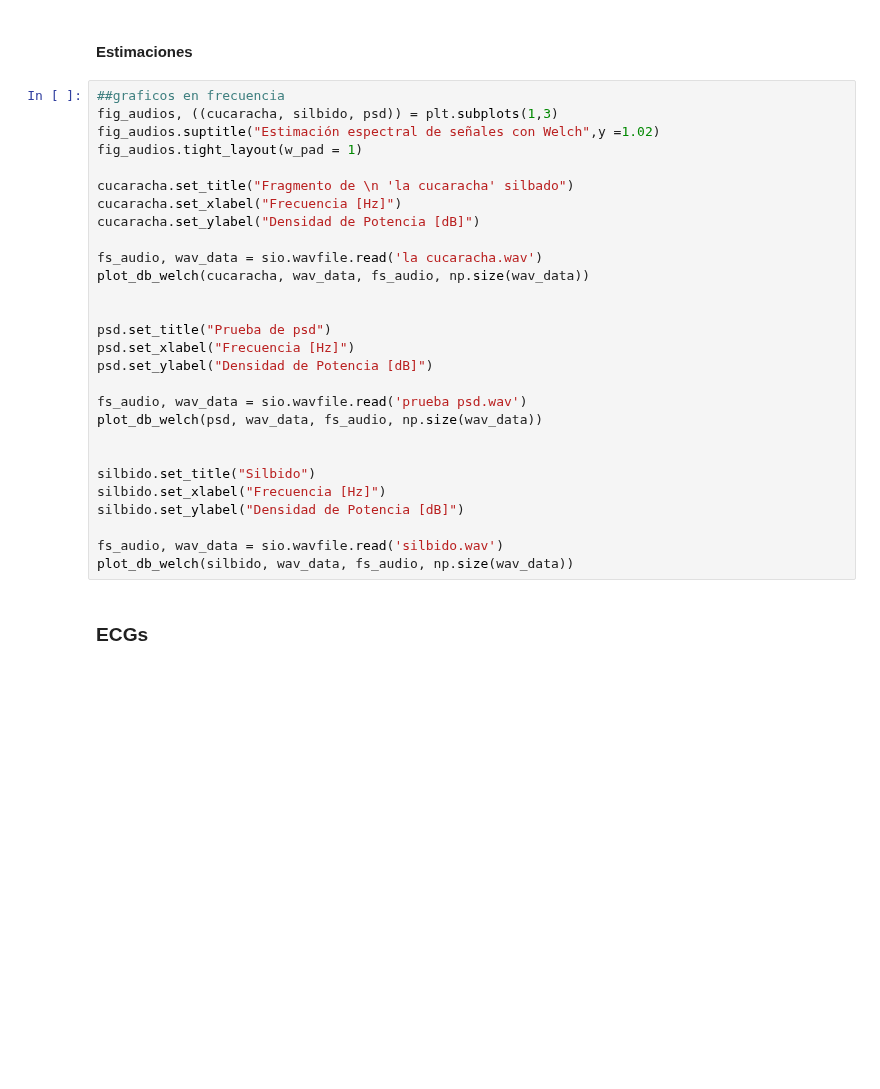
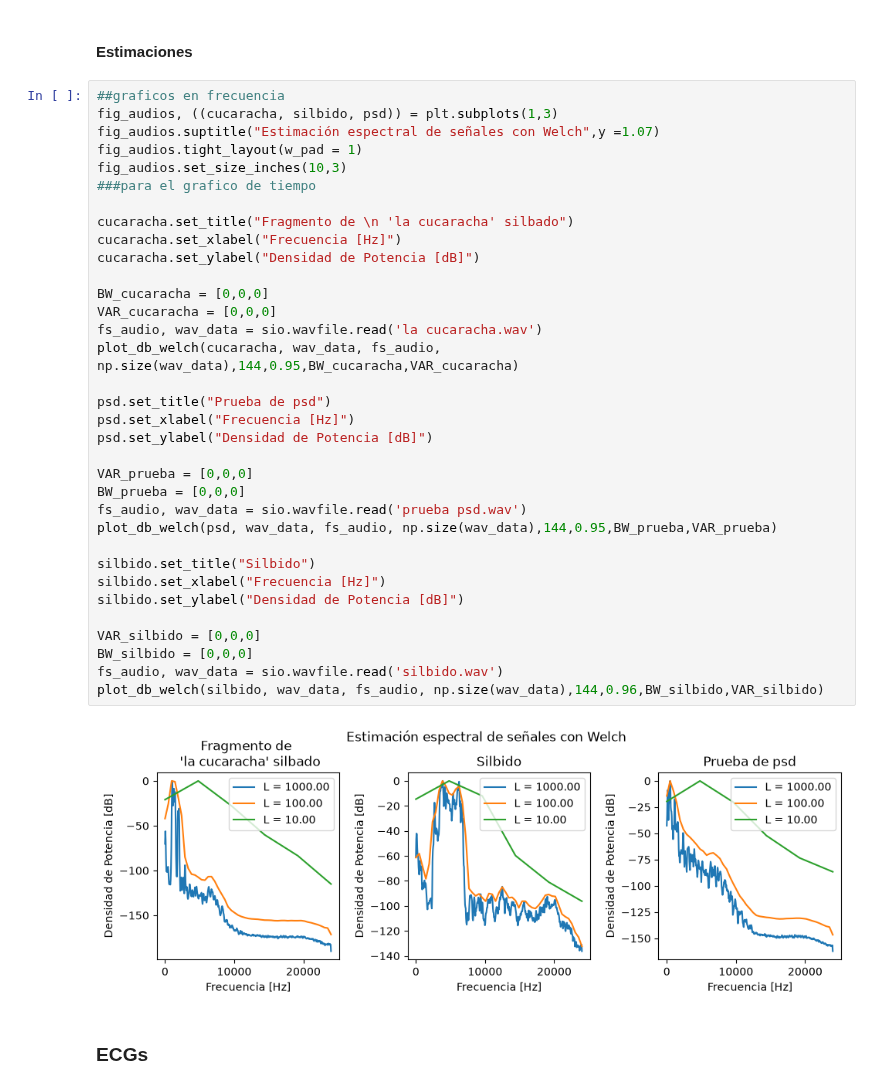
Before and after one commit to jeronimolan/APS-UNSAM, a Jupyter notebook: TS5/TS5.ipynb, the cells around one changed output. Cells and saved outputs as stored; diff of their text form; blank space fills up the shorter version.

```diff
--- a/TS5/TS5.ipynb
+++ b/TS5/TS5.ipynb
@@ -76,31 +139,39 @@ psd_t.plot(wav_data)
 # %%
 ##graficos en frecuencia
 fig_audios, ((cucaracha, silbido, psd)) = plt.subplots(1,3)
-fig_audios.suptitle("Estimación espectral de señales con Welch",y =1.02)
+fig_audios.suptitle("Estimación espectral de señales con Welch",y =1.07)
 fig_audios.tight_layout(w_pad = 1)
+fig_audios.set_size_inches(10,3)
+###para el grafico de tiempo
 
 cucaracha.set_title("Fragmento de \n 'la cucaracha' silbado")
 cucaracha.set_xlabel("Frecuencia [Hz]")
 cucaracha.set_ylabel("Densidad de Potencia [dB]")
 
+BW_cucaracha = [0,0,0]
+VAR_cucaracha = [0,0,0]
 fs_audio, wav_data = sio.wavfile.read('la cucaracha.wav')
-plot_db_welch(cucaracha, wav_data, fs_audio, np.size(wav_data))
-
+plot_db_welch(cucaracha, wav_data, fs_audio, np.size(wav_data),144,0.95,BW_cucaracha,VAR_cucaracha)
 
 psd.set_title("Prueba de psd")
 psd.set_xlabel("Frecuencia [Hz]")
 psd.set_ylabel("Densidad de Potencia [dB]")
 
+VAR_prueba = [0,0,0]
+BW_prueba = [0,0,0]
 fs_audio, wav_data = sio.wavfile.read('prueba psd.wav')
-plot_db_welch(psd, wav_data, fs_audio, np.size(wav_data))
-
+plot_db_welch(psd, wav_data, fs_audio, np.size(wav_data),144,0.95,BW_prueba,VAR_prueba)
 
 silbido.set_title("Silbido")
 silbido.set_xlabel("Frecuencia [Hz]")
 silbido.set_ylabel("Densidad de Potencia [dB]")
 
+VAR_silbido = [0,0,0]
+BW_silbido = [0,0,0]
 fs_audio, wav_data = sio.wavfile.read('silbido.wav')
-plot_db_welch(silbido, wav_data, fs_audio, np.size(wav_data))
+plot_db_welch(silbido, wav_data, fs_audio, np.size(wav_data),144,0.96,BW_silbido,VAR_silbido)
+# %% [output]
+[figure, added]
 # %% [markdown]
 ### ECGs
 # %% [markdown]
```
Also changed, not shown: parts of 7 cells of this notebook, 4 other files.
